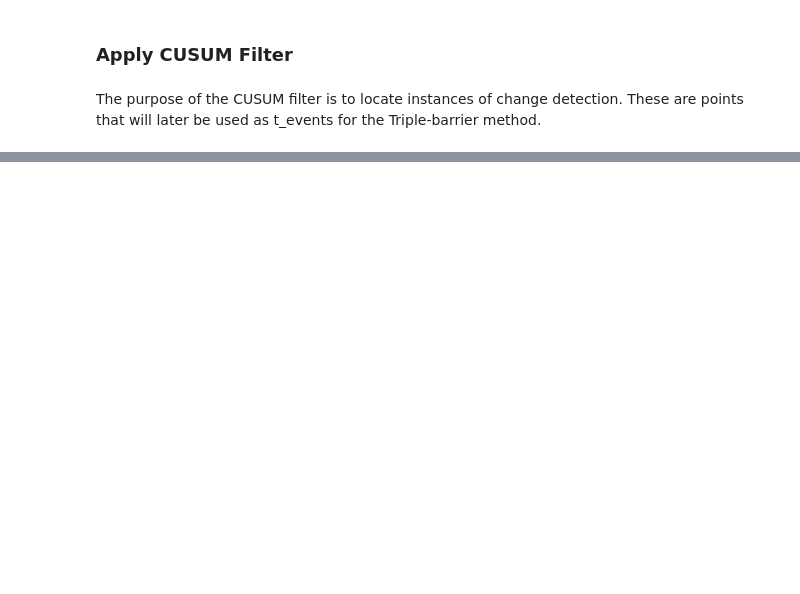
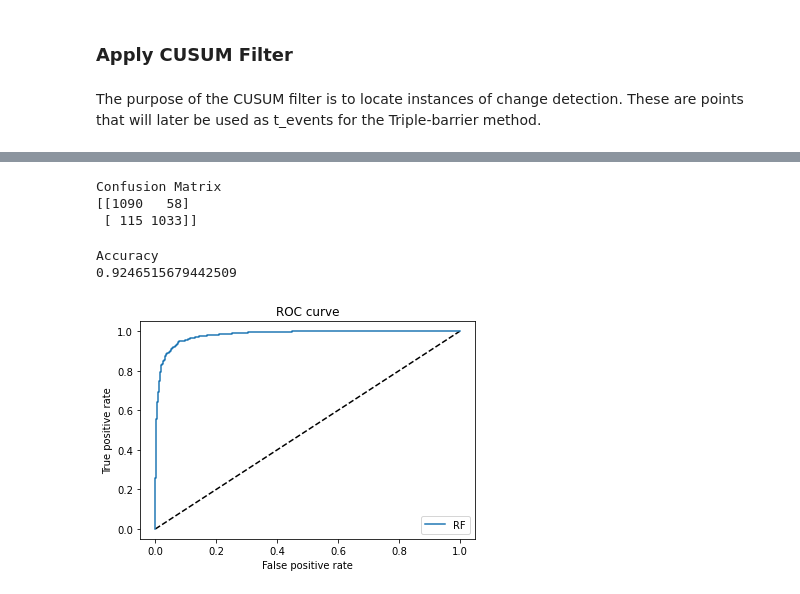
Before and after one commit to LaoKpa/openquant, a Jupyter notebook: ml-pipeline/meta_labeling.ipynb, the cells around one changed output, grey strips where cells are left out. Drawn from its saved outputs; the diff is of its cells as text; code cells hidden in the pictures; blank space fills up the shorter version.

```diff
--- a/ml-pipeline/meta_labeling.ipynb
+++ b/ml-pipeline/meta_labeling.ipynb
@@ -131,0 +439,13 @@ NameError: name 'ml' is not defined
+# %%
+def perform_grid_search(x_data, y_data):
+        rf = sk.ensemble.RandomForestClassifier()
+
+        clf = sk.model_selection.GridSearchCV(rf, parameters, cv=4, scoring='roc_auc', n_jobs=3)
+
+        clf.fit(x_data, y_data)
+
+        print(clf.cv_results_['mean_test_score'])
+        print(clf.best_params_['n_estimators'])
+        print(clf.best_params_['max_depth'])
+
+        return clf.best_params_['n_estimators'], clf.best_params_['max_depth']
@@ -131,0 +454,4 @@ NameError: name 'ml' is not defined
+# %%
+n_estimator, depth = perform_grid_search(x_train, y_train)
+c_random_state = 42
+print('n_estimator: ' + str(n_estimator), '\ndepth: ' + str(depth), '\nc_random_state: ' + str(c_random_state))
@@ -131,0 +471,3 @@ NameError: name 'ml' is not defined
+# %%
+rf = sk.ensemble.RandomForestClassifier(max_depth=depth, n_estimators=n_estimator, random_state=c_random_state)
+rf.fit(x_train, y_train.values.ravel())
@@ -131,0 +478,6 @@ NameError: name 'ml' is not defined
+# %%
+y_pred_rf = rf.predict_proba(x_train)[:, 1]
+y_pred = rf.predict(x_train)
+fpr_rf, tpr_rf, _ = sk.metrics.roc_curve(y_train, y_pred_rf)
+print('Classification Report')
+print(sk.metrics.classification_report(y_train, y_pred))
@@ -131,0 +494,24 @@ NameError: name 'ml' is not defined
+# %%
+print('Confusion Matrix')
+print(sk.metrics.confusion_matrix(y_train, y_pred))
+# %% [output]
+Confusion Matrix
+[[1090   58]
+ [ 115 1033]]
+# %%
+print('Accuracy')
+print(sk.metrics.accuracy_score(y_train, y_pred))
+# %% [output]
+Accuracy
+0.9246515679442509
+# %%
+plt.figure(1)
+plt.plot([0, 1], [0, 1], 'k--')
+plt.plot(fpr_rf, tpr_rf, label='RF')
+plt.xlabel('False positive rate')
+plt.ylabel('True positive rate')
+plt.title('ROC curve')
+plt.legend(loc='best')
+plt.show()
+# %% [output]
+[figure, added]
```
Also changed, not shown: parts of 53 cells of this notebook, 2 other files.
